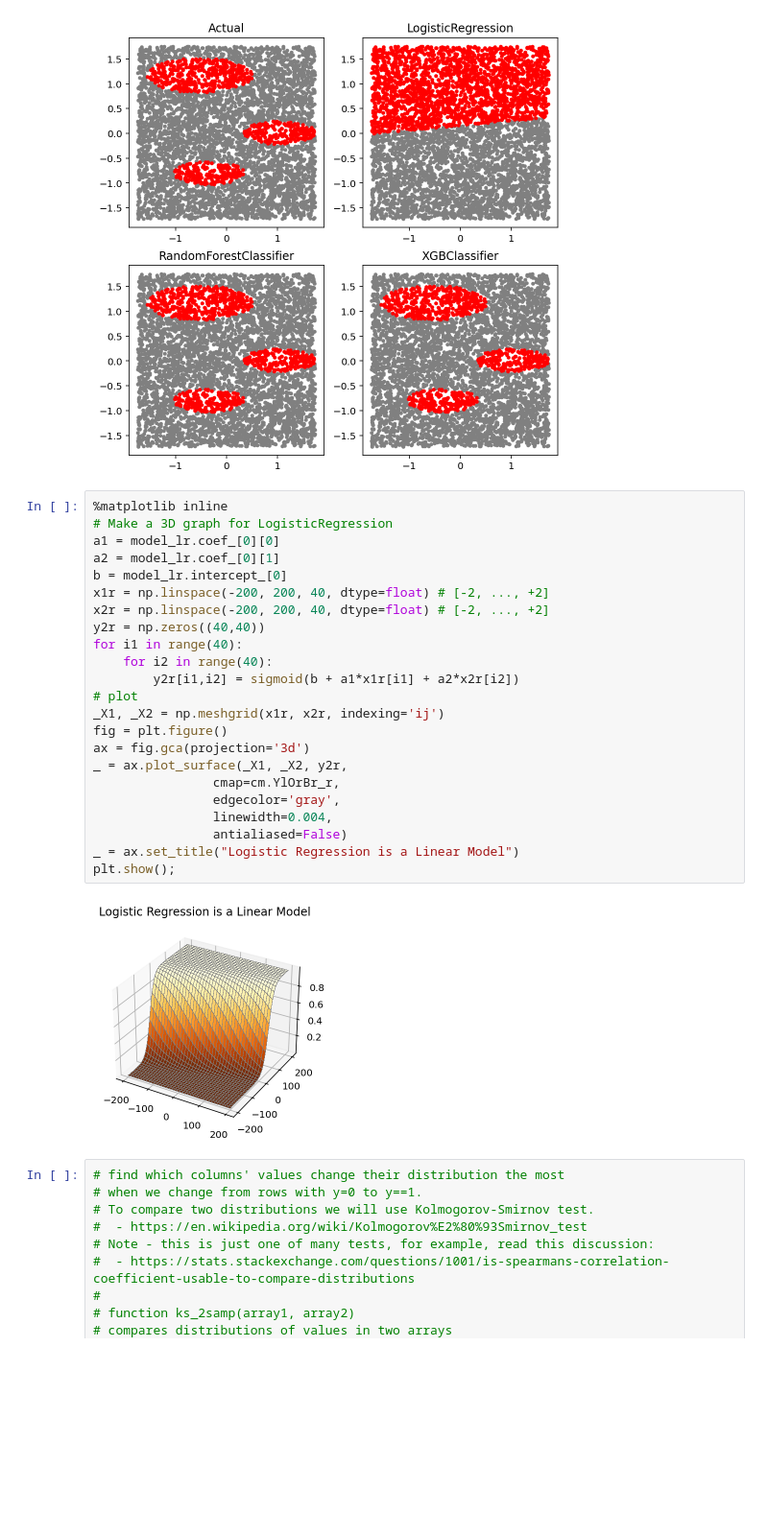
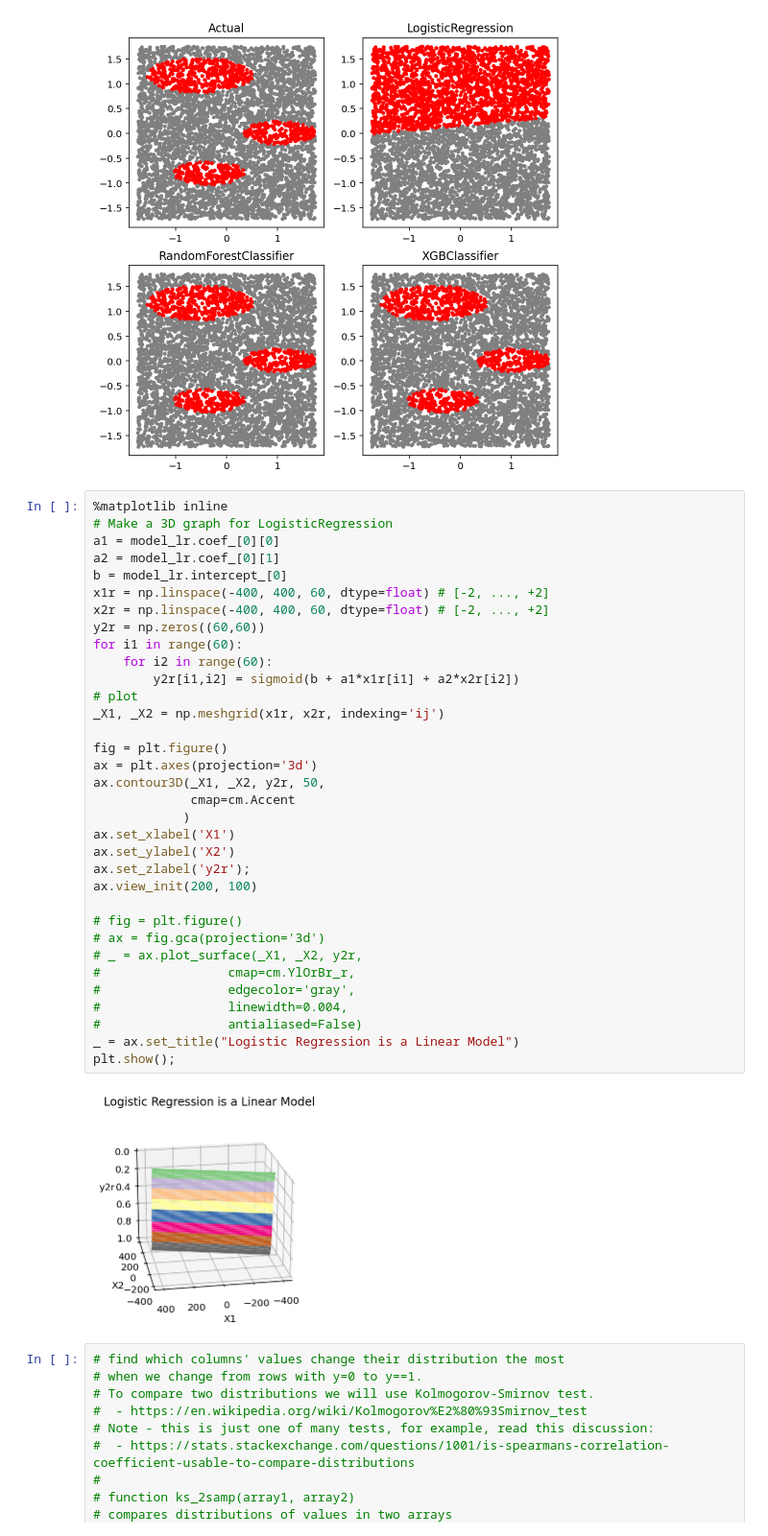
Before and after one commit to lselector/statistics, a Jupyter notebook: nb_05c_Classification_Templates.ipynb, the cells around one changed output. Shown at 96% size. Cells and saved outputs as stored; diff of their text form; blank space fills up the shorter version.

```diff
--- a/nb_05c_Classification_Templates.ipynb
+++ b/nb_05c_Classification_Templates.ipynb
@@ -332,28 +332,39 @@ plt.show();
 # %%
 %matplotlib inline
 # Make a 3D graph for LogisticRegression
 a1 = model_lr.coef_[0][0]
 a2 = model_lr.coef_[0][1]
 b = model_lr.intercept_[0]
-x1r = np.linspace(-200, 200, 40, dtype=float) # [-2, ..., +2]
-x2r = np.linspace(-200, 200, 40, dtype=float) # [-2, ..., +2]
-y2r = np.zeros((40,40))
-for i1 in range(40):
-    for i2 in range(40):
+x1r = np.linspace(-400, 400, 60, dtype=float) # [-2, ..., +2]
+x2r = np.linspace(-400, 400, 60, dtype=float) # [-2, ..., +2]
+y2r = np.zeros((60,60))
+for i1 in range(60):
+    for i2 in range(60):
         y2r[i1,i2] = sigmoid(b + a1*x1r[i1] + a2*x2r[i2])
 # plot
 _X1, _X2 = np.meshgrid(x1r, x2r, indexing='ij')
+
 fig = plt.figure()
-ax = fig.gca(projection='3d')
-_ = ax.plot_surface(_X1, _X2, y2r,
-                cmap=cm.YlOrBr_r,
-                edgecolor='gray',
-                linewidth=0.004,
-                antialiased=False)
+ax = plt.axes(projection='3d')
+ax.contour3D(_X1, _X2, y2r, 50,
+             cmap=cm.Accent
+            )
+ax.set_xlabel('X1')
+ax.set_ylabel('X2')
+ax.set_zlabel('y2r');
+ax.view_init(200, 100)
+
+# fig = plt.figure()
+# ax = fig.gca(projection='3d')
+# _ = ax.plot_surface(_X1, _X2, y2r,
+#                 cmap=cm.YlOrBr_r,
+#                 edgecolor='gray',
+#                 linewidth=0.004,
+#                 antialiased=False)
 _ = ax.set_title("Logistic Regression is a Linear Model")
 plt.show();
 # %% [output]
-[figure, old version]
+[figure, new version]
 # %%
 # find which columns' values change their distribution the most
 # when we change from rows with y=0 to y==1.
```
Also changed, not shown: parts of 7 cells of this notebook, 11 other files.
